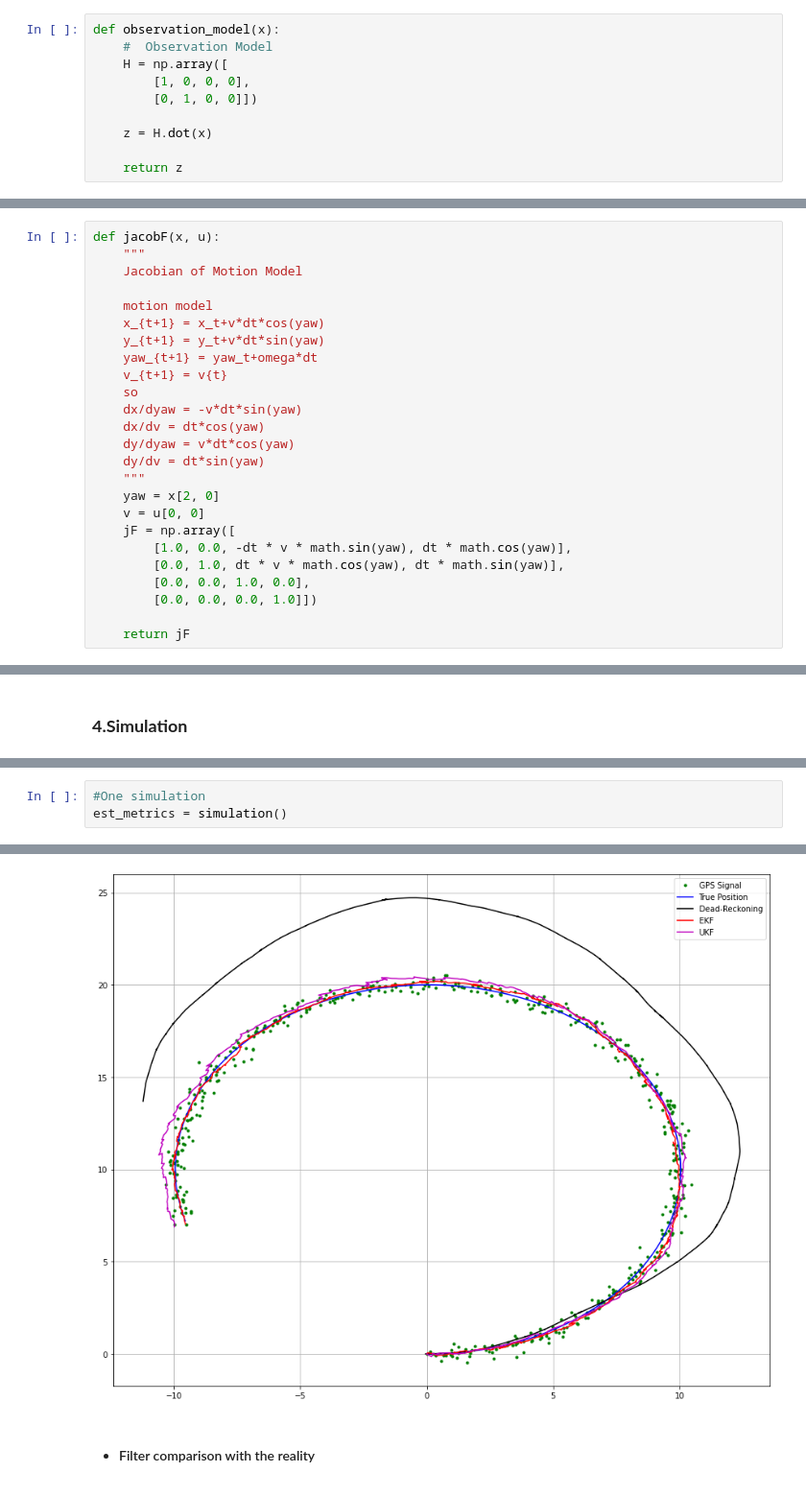
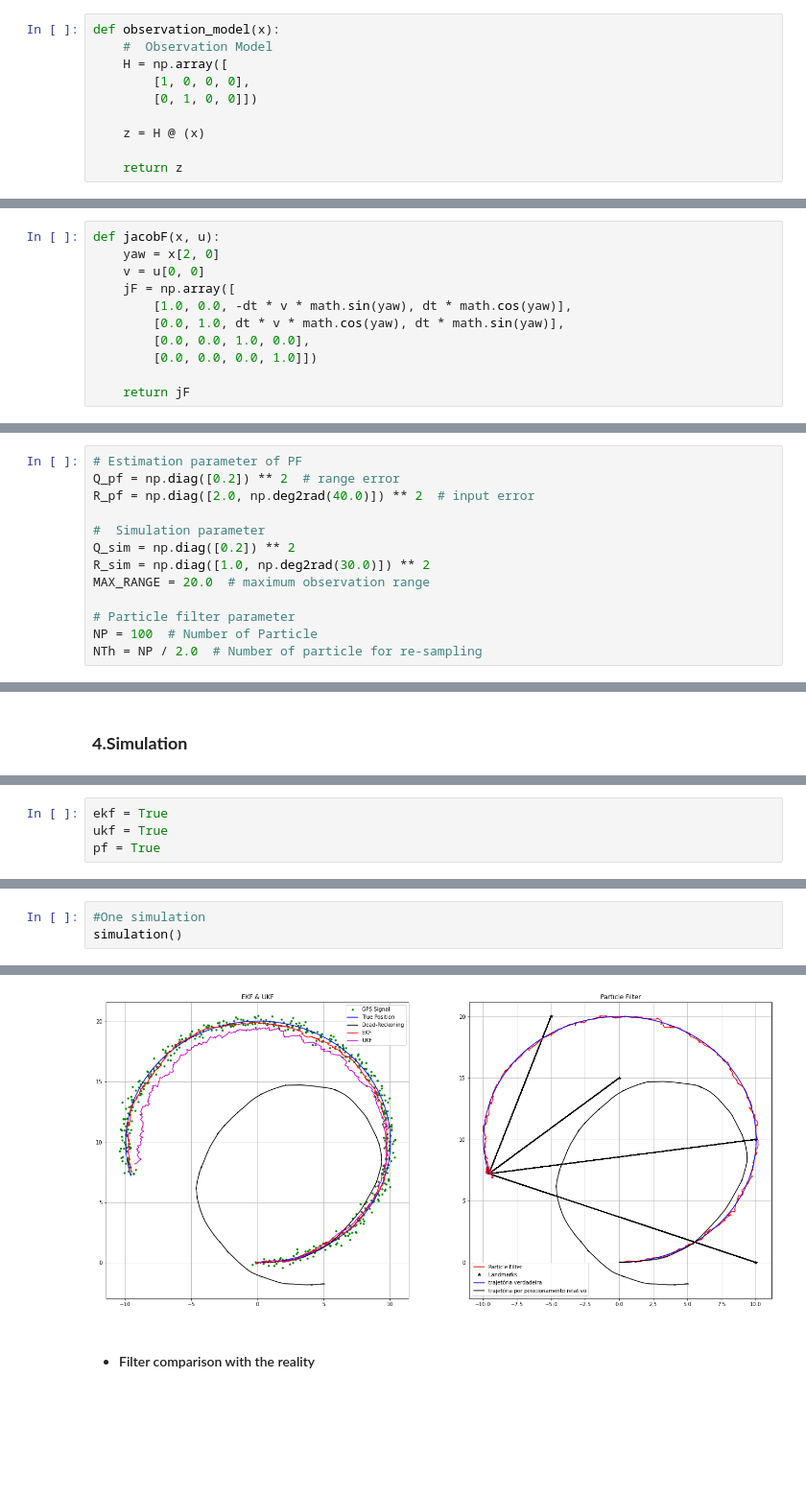
Before and after one commit to therealAlex23/Data-Fusion-in-Data-Analysis, a Jupyter notebook: Part-I/project.ipynb, the cells around one changed output, grey strips where cells are left out. Shown at 96% size. Saved outputs shown, nothing was run; the diff lists cells and outputs as text; blank space fills up the shorter version.

Commit message:
Particle Filter implemented. Experimentation Done. Report finished

```diff
--- a/Part-I/project.ipynb
+++ b/Part-I/project.ipynb
@@ -55,7 +67,7 @@ def observation_model(x):
         [1, 0, 0, 0],
         [0, 1, 0, 0]])
 
-    z = H.dot(x)
+    z = H @ (x)
 
     return z
 # %% [markdown]
@@ -109,20 +121,6 @@ def jacobH(x):
     return jH
 # %%
 def jacobF(x, u):
-    """
-    Jacobian of Motion Model
-
-    motion model
-    x_{t+1} = x_t+v*dt*cos(yaw)
-    y_{t+1} = y_t+v*dt*sin(yaw)
-    yaw_{t+1} = yaw_t+omega*dt
-    v_{t+1} = v{t}
-    so
-    dx/dyaw = -v*dt*sin(yaw)
-    dx/dv = dt*cos(yaw)
-    dy/dyaw = v*dt*cos(yaw)
-    dy/dv = dt*sin(yaw)
-    """
     yaw = x[2, 0]
     v = u[0, 0]
     jF = np.array([
@@ -322,0 +331,13 @@ def ukf_estimation(xEst, PEst, z, u, wm, wc, gamma):
+# %%
+# Estimation parameter of PF
+Q_pf = np.diag([0.2]) ** 2  # range error
+R_pf = np.diag([2.0, np.deg2rad(40.0)]) ** 2  # input error
+
+#  Simulation parameter
+Q_sim = np.diag([0.2]) ** 2
+R_sim = np.diag([1.0, np.deg2rad(30.0)]) ** 2
+MAX_RANGE = 20.0  # maximum observation range
+
+# Particle filter parameter
+NP = 100  # Number of Particle
+NTh = NP / 2.0  # Number of particle for re-sampling
@@ -341 +439,5 @@ def get_metrics(xTrue,xPred):
+# %%
+ekf = True
+ukf = True
+pf = True
 # %%
@@ -490,5 +595,5 @@ def simulation():
     return metricsDR,metricsEKF,metricsUKF,metricsPF
 # %%
 #One simulation
-est_metrics = simulation()
+simulation()
 # %% [output]
@@ -496,4 +604,4 @@ Robot simulation start!
-[figure, old version]
+[figure, new version]
 # %% [markdown]
 - #### Filter comparison with the reality
 # %%
```
Also changed, not shown: parts of 44 cells of this notebook, 10 other files.
